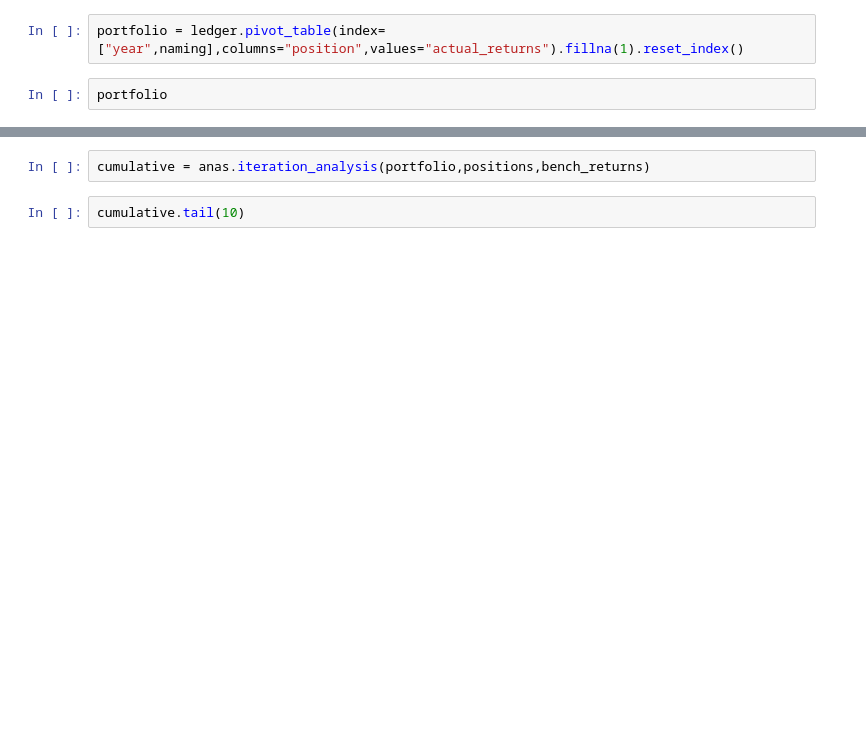
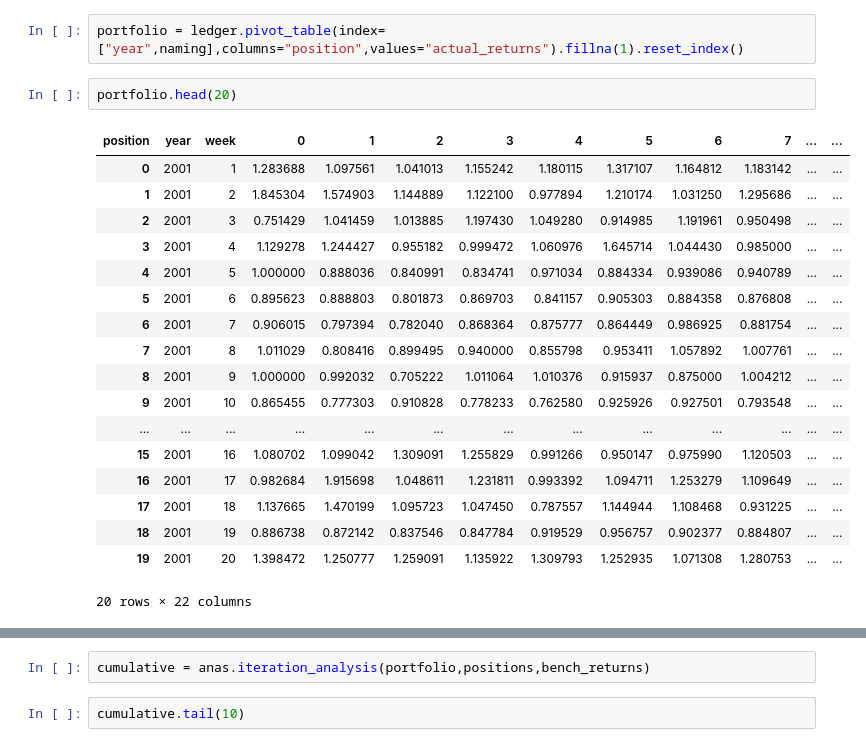
Before and after one commit to webclinic017/longshot-, a Jupyter notebook: analysis.ipynb, the cells around one changed output, grey strips where cells are left out. Cells and saved outputs as stored; diff of their text form; blank space fills up the shorter version.

```diff
--- a/analysis.ipynb
+++ b/analysis.ipynb
@@ -114,4 +212,23 @@ ledger[ledger["actual_returns"]>1].index.size / ledger.index.size
 # %%
 portfolio = ledger.pivot_table(index=["year",naming],columns="position",values="actual_returns").fillna(1).reset_index()
 # %%
-portfolio
+portfolio.head(20)
+# %% [output]
+| position | year | week | 0 | 1 | 2 | 3 | 4 | 5 | 6 | 7 | ... | ... |
+| 0 | 2001 | 1 | 1.283688 | 1.097561 | 1.041013 | 1.155242 | 1.180115 | 1.317107 | 1.164812 | 1.183142 | ... | ... |
+| 1 | 2001 | 2 | 1.845304 | 1.574903 | 1.144889 | 1.122100 | 0.977894 | 1.210174 | 1.031250 | 1.295686 | ... | ... |
+| 2 | 2001 | 3 | 0.751429 | 1.041459 | 1.013885 | 1.197430 | 1.049280 | 0.914985 | 1.191961 | 0.950498 | ... | ... |
+| 3 | 2001 | 4 | 1.129278 | 1.244427 | 0.955182 | 0.999472 | 1.060976 | 1.645714 | 1.044430 | 0.985000 | ... | ... |
+| 4 | 2001 | 5 | 1.000000 | 0.888036 | 0.840991 | 0.834741 | 0.971034 | 0.884334 | 0.939086 | 0.940789 | ... | ... |
+| 5 | 2001 | 6 | 0.895623 | 0.888803 | 0.801873 | 0.869703 | 0.841157 | 0.905303 | 0.884358 | 0.876808 | ... | ... |
+| 6 | 2001 | 7 | 0.906015 | 0.797394 | 0.782040 | 0.868364 | 0.875777 | 0.864449 | 0.986925 | 0.881754 | ... | ... |
+| 7 | 2001 | 8 | 1.011029 | 0.808416 | 0.899495 | 0.940000 | 0.855798 | 0.953411 | 1.057892 | 1.007761 | ... | ... |
+| 8 | 2001 | 9 | 1.000000 | 0.992032 | 0.705222 | 1.011064 | 1.010376 | 0.915937 | 0.875000 | 1.004212 | ... | ... |
+| 9 | 2001 | 10 | 0.865455 | 0.777303 | 0.910828 | 0.778233 | 0.762580 | 0.925926 | 0.927501 | 0.793548 | ... | ... |
+| ... | ... | ... | ... | ... | ... | ... | ... | ... | ... | ... | ... | ... |
+| 15 | 2001 | 16 | 1.080702 | 1.099042 | 1.309091 | 1.255829 | 0.991266 | 0.950147 | 0.975990 | 1.120503 | ... | ... |
+| 16 | 2001 | 17 | 0.982684 | 1.915698 | 1.048611 | 1.231811 | 0.993392 | 1.094711 | 1.253279 | 1.109649 | ... | ... |
+| 17 | 2001 | 18 | 1.137665 | 1.470199 | 1.095723 | 1.047450 | 0.787557 | 1.144944 | 1.108468 | 0.931225 | ... | ... |
+| 18 | 2001 | 19 | 0.886738 | 0.872142 | 0.837546 | 0.847784 | 0.919529 | 0.956757 | 0.902377 | 0.884807 | ... | ... |
+| 19 | 2001 | 20 | 1.398472 | 1.250777 | 1.259091 | 1.135922 | 1.309793 | 1.252935 | 1.071308 | 1.280753 | ... | ... |
+20 rows × 22 columns
```
Also changed, not shown: parts of 26 cells of this notebook, 31 other files.
